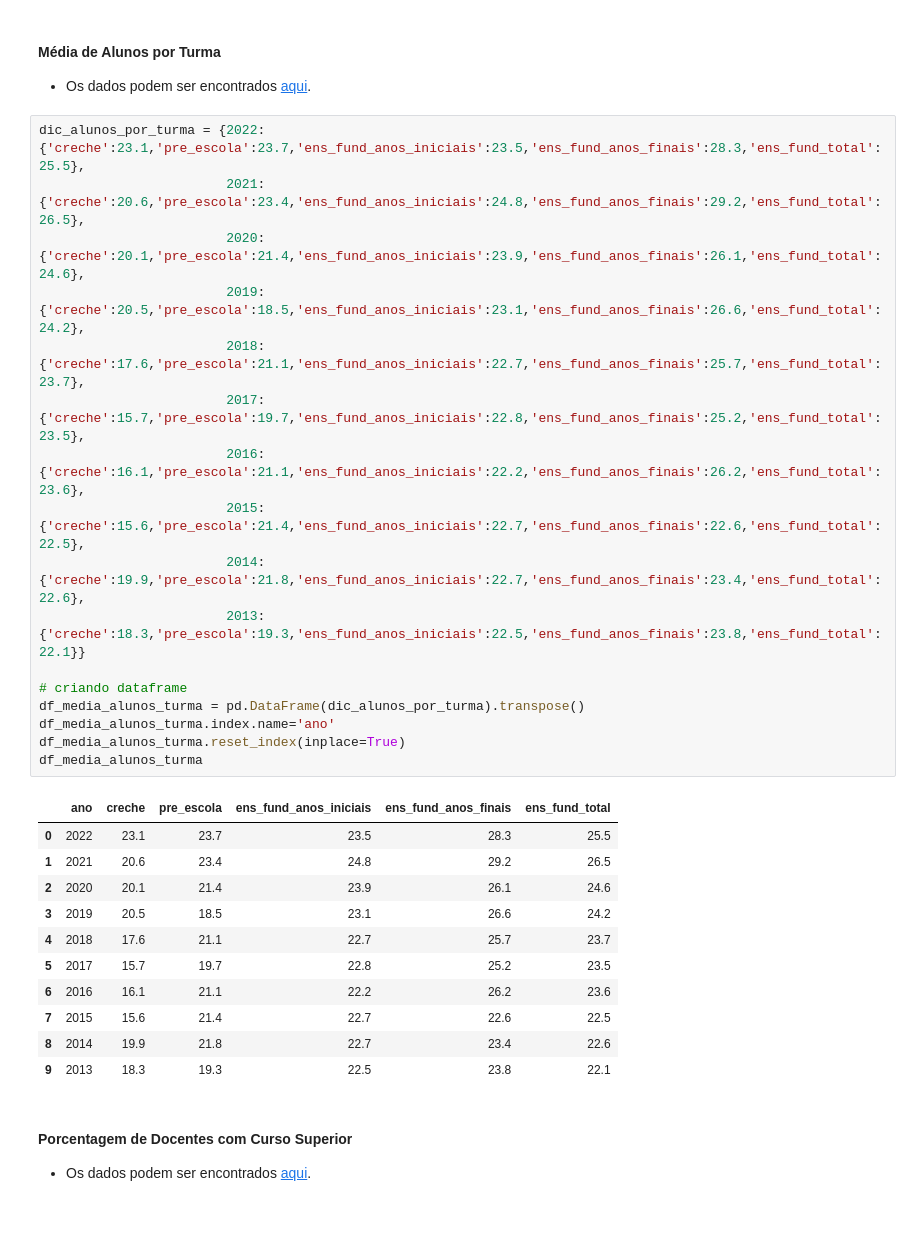
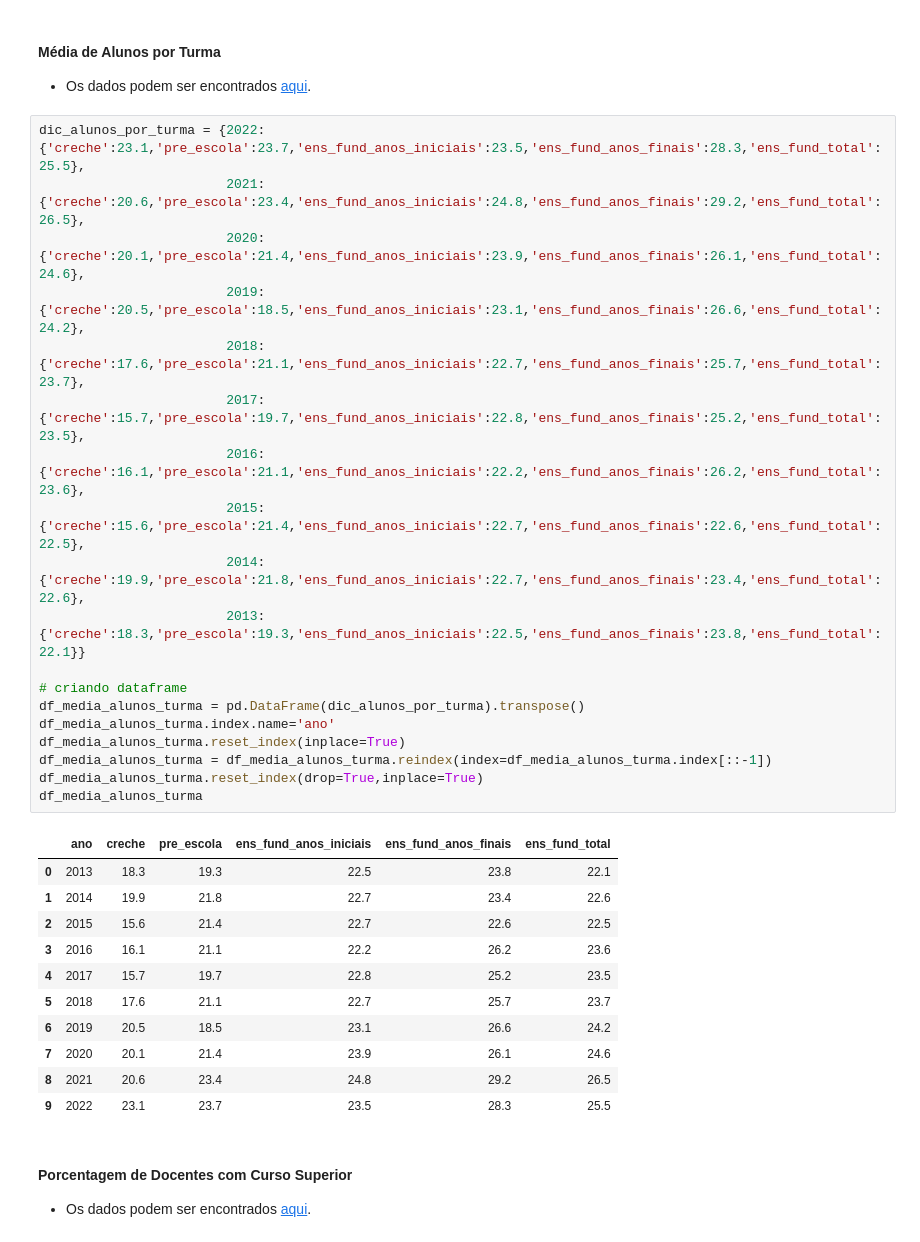
Before and after one commit to AllysonAbreu/dw_contas_publicas_2022, a Jupyter notebook: dea_despesas_dados_novos.ipynb, the cells around one changed output. Drawn from its saved outputs; the diff is of its cells as text.

```diff
--- a/dea_despesas_dados_novos.ipynb
+++ b/dea_despesas_dados_novos.ipynb
@@ -104,32 +104,34 @@ df_dados_ideb
 # %%
 dic_alunos_por_turma = {2022:{'creche':23.1,'pre_escola':23.7,'ens_fund_anos_iniciais':23.5,'ens_fund_anos_finais':28.3,'ens_fund_total':25.5},
                         2021:{'creche':20.6,'pre_escola':23.4,'ens_fund_anos_iniciais':24.8,'ens_fund_anos_finais':29.2,'ens_fund_total':26.5},
                         2020:{'creche':20.1,'pre_escola':21.4,'ens_fund_anos_iniciais':23.9,'ens_fund_anos_finais':26.1,'ens_fund_total':24.6},
                         2019:{'creche':20.5,'pre_escola':18.5,'ens_fund_anos_iniciais':23.1,'ens_fund_anos_finais':26.6,'ens_fund_total':24.2},
                         2018:{'creche':17.6,'pre_escola':21.1,'ens_fund_anos_iniciais':22.7,'ens_fund_anos_finais':25.7,'ens_fund_total':23.7},
                         2017:{'creche':15.7,'pre_escola':19.7,'ens_fund_anos_iniciais':22.8,'ens_fund_anos_finais':25.2,'ens_fund_total':23.5},
                         2016:{'creche':16.1,'pre_escola':21.1,'ens_fund_anos_iniciais':22.2,'ens_fund_anos_finais':26.2,'ens_fund_total':23.6},
                         2015:{'creche':15.6,'pre_escola':21.4,'ens_fund_anos_iniciais':22.7,'ens_fund_anos_finais':22.6,'ens_fund_total':22.5},
                         2014:{'creche':19.9,'pre_escola':21.8,'ens_fund_anos_iniciais':22.7,'ens_fund_anos_finais':23.4,'ens_fund_total':22.6},
                         2013:{'creche':18.3,'pre_escola':19.3,'ens_fund_anos_iniciais':22.5,'ens_fund_anos_finais':23.8,'ens_fund_total':22.1}}
 
 # criando dataframe
 df_media_alunos_turma = pd.DataFrame(dic_alunos_por_turma).transpose()
 df_media_alunos_turma.index.name='ano'
 df_media_alunos_turma.reset_index(inplace=True)
+df_media_alunos_turma = df_media_alunos_turma.reindex(index=df_media_alunos_turma.index[::-1])
+df_media_alunos_turma.reset_index(drop=True,inplace=True)
 df_media_alunos_turma
 # %% [output]
 |  | ano | creche | pre_escola | ens_fund_anos_iniciais | ens_fund_anos_finais | ens_fund_total |
-| 0 | 2022 | 23.1 | 23.7 | 23.5 | 28.3 | 25.5 |
-| 1 | 2021 | 20.6 | 23.4 | 24.8 | 29.2 | 26.5 |
-| 2 | 2020 | 20.1 | 21.4 | 23.9 | 26.1 | 24.6 |
-| 3 | 2019 | 20.5 | 18.5 | 23.1 | 26.6 | 24.2 |
-| 4 | 2018 | 17.6 | 21.1 | 22.7 | 25.7 | 23.7 |
-| 5 | 2017 | 15.7 | 19.7 | 22.8 | 25.2 | 23.5 |
-| 6 | 2016 | 16.1 | 21.1 | 22.2 | 26.2 | 23.6 |
-| 7 | 2015 | 15.6 | 21.4 | 22.7 | 22.6 | 22.5 |
-| 8 | 2014 | 19.9 | 21.8 | 22.7 | 23.4 | 22.6 |
-| 9 | 2013 | 18.3 | 19.3 | 22.5 | 23.8 | 22.1 |
+| 0 | 2013 | 18.3 | 19.3 | 22.5 | 23.8 | 22.1 |
+| 1 | 2014 | 19.9 | 21.8 | 22.7 | 23.4 | 22.6 |
+| 2 | 2015 | 15.6 | 21.4 | 22.7 | 22.6 | 22.5 |
+| 3 | 2016 | 16.1 | 21.1 | 22.2 | 26.2 | 23.6 |
+| 4 | 2017 | 15.7 | 19.7 | 22.8 | 25.2 | 23.5 |
+| 5 | 2018 | 17.6 | 21.1 | 22.7 | 25.7 | 23.7 |
+| 6 | 2019 | 20.5 | 18.5 | 23.1 | 26.6 | 24.2 |
+| 7 | 2020 | 20.1 | 21.4 | 23.9 | 26.1 | 24.6 |
+| 8 | 2021 | 20.6 | 23.4 | 24.8 | 29.2 | 26.5 |
+| 9 | 2022 | 23.1 | 23.7 | 23.5 | 28.3 | 25.5 |
 # %% [markdown]
 #### Porcentagem de Docentes com Curso Superior
 - Os dados podem ser encontrados [aqui](https://www.gov.br/inep/pt-br/acesso-a-informacao/dados-abertos/indicadores-educacionais/percentual-de-docentes-com-curso-superior).
```
Also changed, not shown: parts of 4 cells of this notebook.
